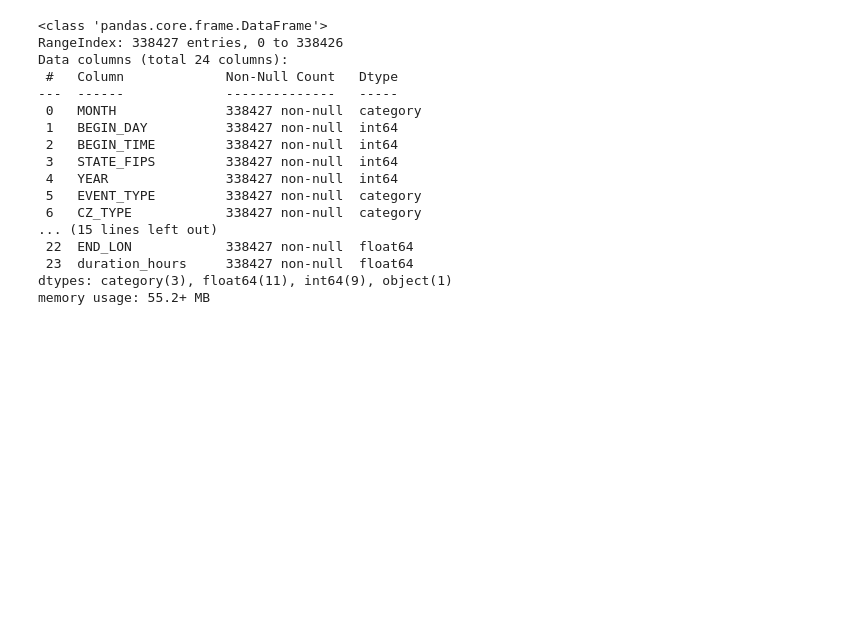
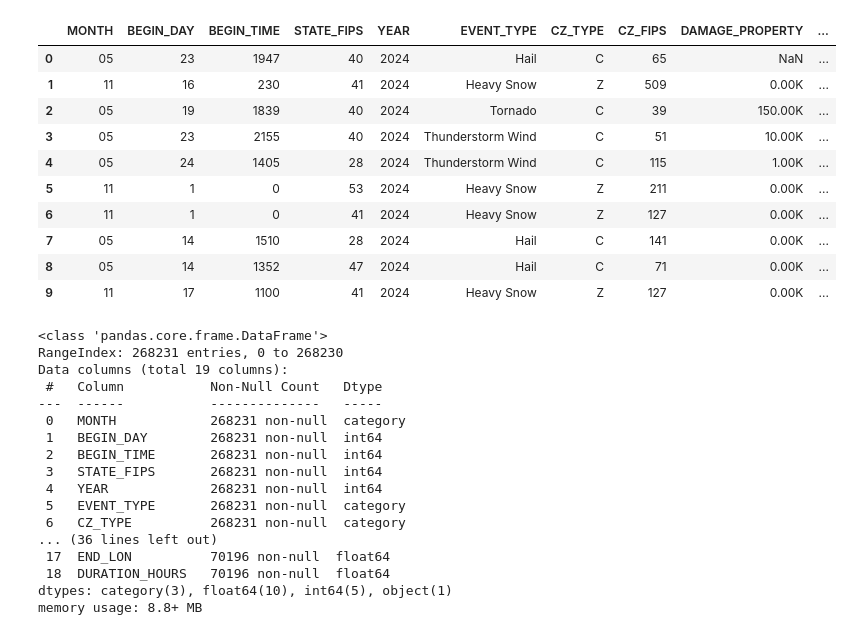
Before and after one commit to HeinS04/MA0218-miniproj, a Jupyter notebook: Stormanalysis.ipynb, the cells around one changed output. Cells and saved outputs as stored; diff of their text form; code cells hidden in the pictures; blank space fills up the shorter version.

```diff
--- a/Stormanalysis.ipynb
+++ b/Stormanalysis.ipynb
@@ -37 +37,10 @@ stormdata3.head(n=10)
+# %%
+data2024 = pd.read_csv('StormEvents_details-ftp_v1.0_d2024_c20250317.csv')
+data2024 = data2024.drop(columns=[
+    'EPISODE_ID', 'EVENT_ID', 'BEGIN_DATE_TIME', 'END_DATE_TIME',
+    'MONTH_NAME', 'STATE', 'CZ_NAME', 'WFO', 'BEGIN_LOCATION',
+    'END_LOCATION', 'BEGIN_AZIMUTH', 'END_AZIMUTH', 'TOR_OTHER_WFO',
+    'TOR_OTHER_CZ_STATE', 'TOR_OTHER_CZ_NAME', 'CZ_TIMEZONE',
+    'EPISODE_NARRATIVE', 'EVENT_NARRATIVE', 'SOURCE', 'MAGNITUDE_TYPE',
+    'FLOOD_CAUSE', 'CATEGORY', 'TOR_F_SCALE', 'DATA_SOURCE', 'DAMAGE_CROPS', 'TOR_OTHER_CZ_FIPS', 'INJURIES_DIRECT', 'INJURIES_INDIRECT', 'DEATHS_DIRECT', 'DEATHS_INDIRECT'])
 # %%
@@ -112,5 +120,22 @@ stormdata.head(n=10)
+# %%
+data2024.rename(columns={'BEGIN_YEARMONTH': 'MONTH'}, inplace=True)
+data2024['MONTH'] = data2024['MONTH'].astype(str).str[-2:]
+data2024.head(n=10)
+# %% [output]
+|  | MONTH | BEGIN_DAY | BEGIN_TIME | STATE_FIPS | YEAR | EVENT_TYPE | CZ_TYPE | CZ_FIPS | DAMAGE_PROPERTY | ... |
+| 0 | 05 | 23 | 1947 | 40 | 2024 | Hail | C | 65 | NaN | ... |
+| 1 | 11 | 16 | 230 | 41 | 2024 | Heavy Snow | Z | 509 | 0.00K | ... |
+| 2 | 05 | 19 | 1839 | 40 | 2024 | Tornado | C | 39 | 150.00K | ... |
+| 3 | 05 | 23 | 2155 | 40 | 2024 | Thunderstorm Wind | C | 51 | 10.00K | ... |
+| 4 | 05 | 24 | 1405 | 28 | 2024 | Thunderstorm Wind | C | 115 | 1.00K | ... |
+| 5 | 11 | 1 | 0 | 53 | 2024 | Heavy Snow | Z | 211 | 0.00K | ... |
+| 6 | 11 | 1 | 0 | 41 | 2024 | Heavy Snow | Z | 127 | 0.00K | ... |
+| 7 | 05 | 14 | 1510 | 28 | 2024 | Hail | C | 141 | 0.00K | ... |
+| 8 | 05 | 14 | 1352 | 47 | 2024 | Hail | C | 71 | 0.00K | ... |
+| 9 | 11 | 17 | 1100 | 41 | 2024 | Heavy Snow | Z | 127 | 0.00K | ... |
 # %%
-columns = ['TOR_LENGTH', 'TOR_WIDTH', 'TOR_OTHER_CZ_FIPS',
+#change in datatypes
+columns = ['TOR_LENGTH', 'TOR_WIDTH',
                'BEGIN_RANGE', 'END_RANGE',
                'BEGIN_LAT', 'BEGIN_LON', 'END_LAT', 'END_LON']
 stormdata[columns] = stormdata[columns].fillna(0)
@@ -119,22 +144,29 @@ stormdata['MONTH'] = stormdata['MONTH'].astype('category')
 stormdata['EVENT_TYPE'] = stormdata['EVENT_TYPE'].astype('category')
 stormdata['CZ_TYPE'] = stormdata['CZ_TYPE'].astype('category')
 stormdata.info()
+#data2024
+data2024[columns] = data2024[columns].fillna(0)
+data2024.head(n=10)
+data2024['MONTH'] = data2024['MONTH'].astype('category')
+data2024['EVENT_TYPE'] = data2024['EVENT_TYPE'].astype('category')
+data2024['CZ_TYPE'] = data2024['CZ_TYPE'].astype('category')
+data2024.info()
 # %% [output]
 <class 'pandas.core.frame.DataFrame'>
-RangeIndex: 338427 entries, 0 to 338426
-Data columns (total 24 columns):
- #   Column             Non-Null Count   Dtype
----  ------             --------------   -----
- 0   MONTH              338427 non-null  category
- 1   BEGIN_DAY          338427 non-null  int64
- 2   BEGIN_TIME         338427 non-null  int64
- 3   STATE_FIPS         338427 non-null  int64
- 4   YEAR               338427 non-null  int64
- 5   EVENT_TYPE         338427 non-null  category
- 6   CZ_TYPE            338427 non-null  category
-... (15 lines left out)
- 22  END_LON            338427 non-null  float64
- 23  duration_hours     338427 non-null  float64
-dtypes: category(3), float64(11), int64(9), object(1)
-memory usage: 55.2+ MB
+RangeIndex: 268231 entries, 0 to 268230
+Data columns (total 19 columns):
+ #   Column           Non-Null Count   Dtype
+---  ------           --------------   -----
+ 0   MONTH            268231 non-null  category
+ 1   BEGIN_DAY        268231 non-null  int64
+ 2   BEGIN_TIME       268231 non-null  int64
+ 3   STATE_FIPS       268231 non-null  int64
+ 4   YEAR             268231 non-null  int64
+ 5   EVENT_TYPE       268231 non-null  category
+ 6   CZ_TYPE          268231 non-null  category
+... (36 lines left out)
+ 17  END_LON          70196 non-null  float64
+ 18  DURATION_HOURS   70196 non-null  float64
+dtypes: category(3), float64(10), int64(5), object(1)
+memory usage: 8.8+ MB
 # %%
```
Also changed, not shown: parts of 7 cells of this notebook.
